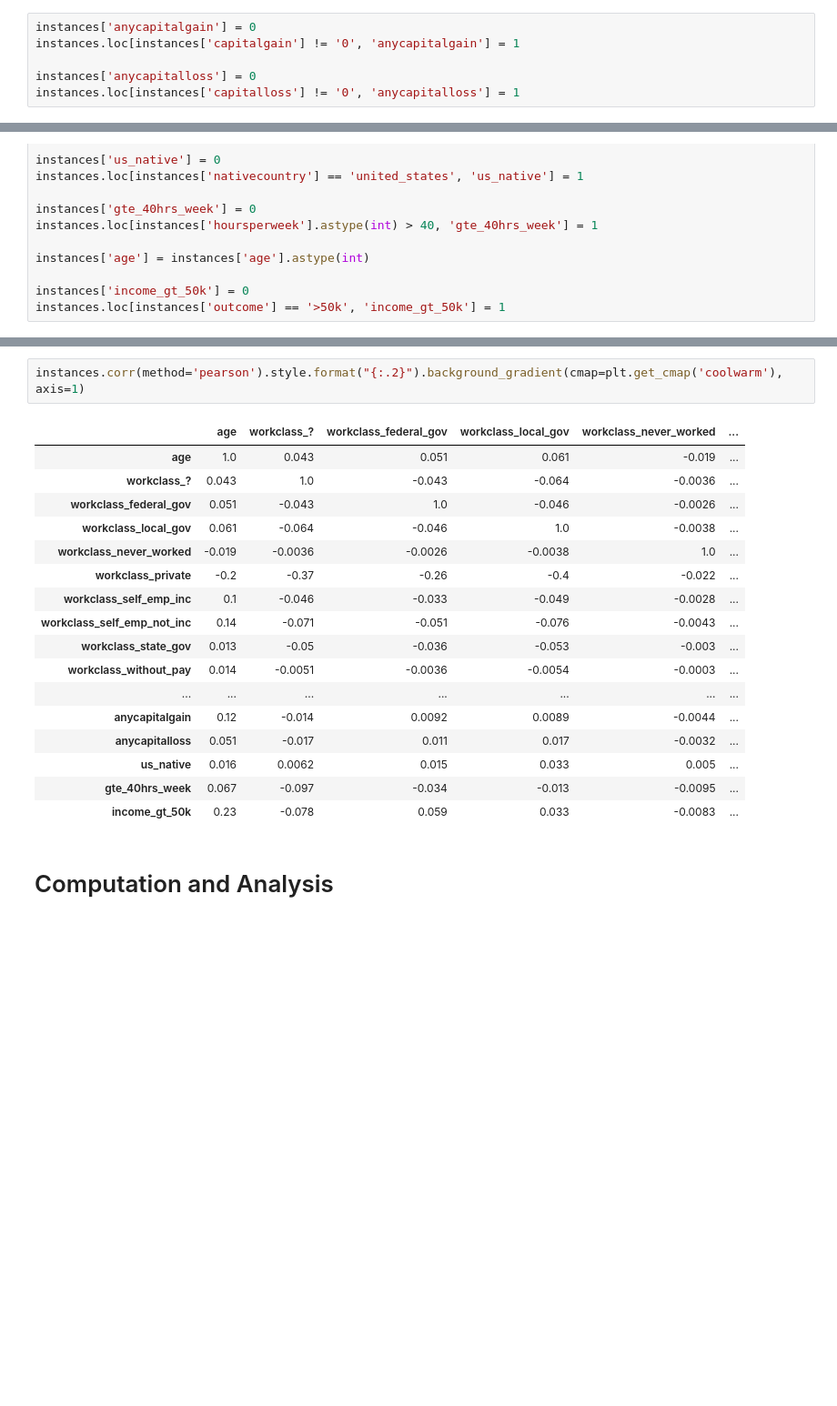
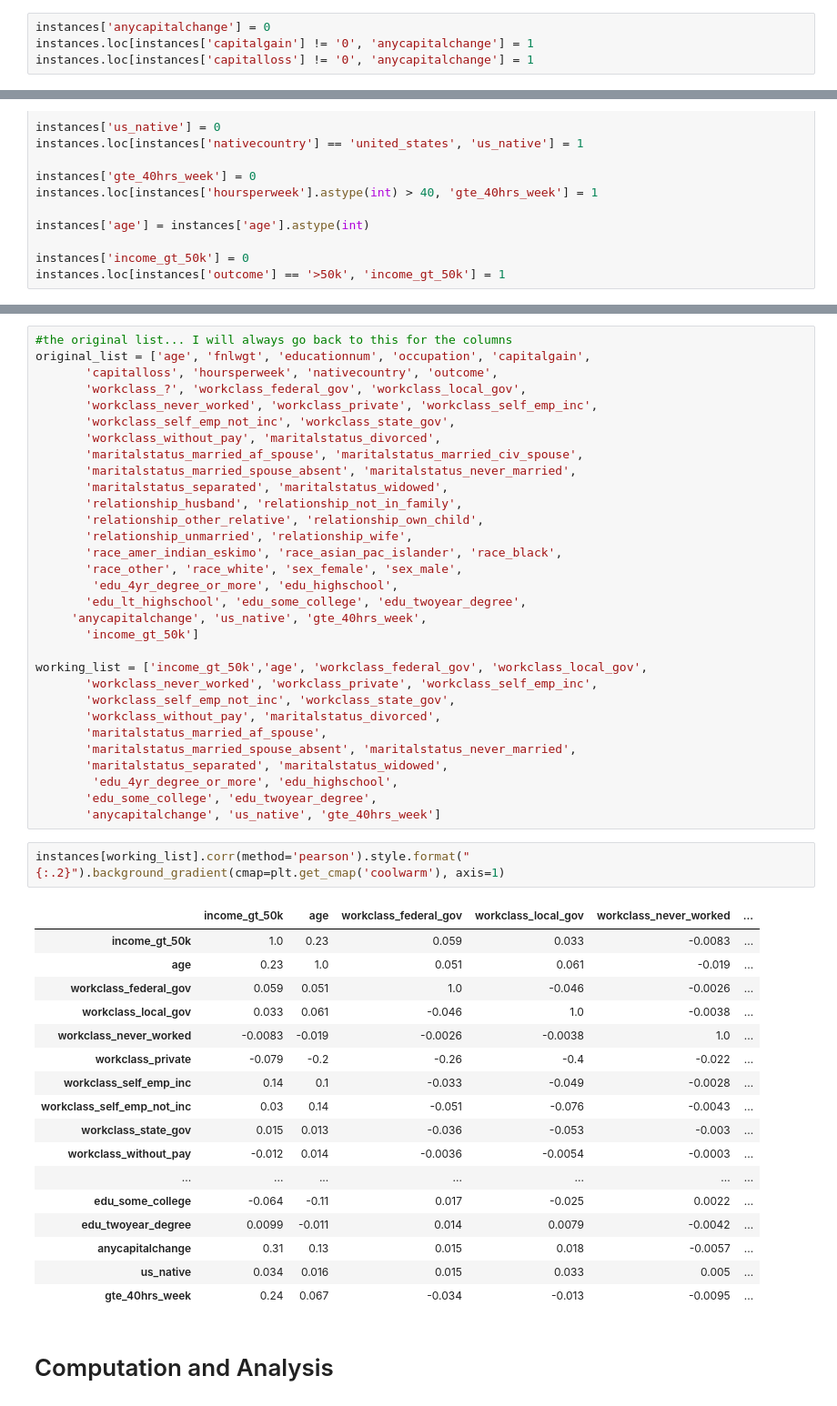
Before and after one commit to thomasoneil/gu_homework1, a Jupyter notebook: Population_Income_Predictions.ipynb, the cells around one changed output, grey strips where cells are left out. Shown at 91% size. Saved outputs shown, nothing was run; the diff lists cells and outputs as text; blank space fills up the shorter version.

```diff
--- a/Population_Income_Predictions.ipynb
+++ b/Population_Income_Predictions.ipynb
@@ -98,6 +98,4 @@ instances.describe(include = 'all')
 # %%
-instances['anycapitalgain'] = 0
-instances.loc[instances['capitalgain'] != '0', 'anycapitalgain'] = 1
-
-instances['anycapitalloss'] = 0
-instances.loc[instances['capitalloss'] != '0', 'anycapitalloss'] = 1
+instances['anycapitalchange'] = 0
+instances.loc[instances['capitalgain'] != '0', 'anycapitalchange'] = 1
+instances.loc[instances['capitalloss'] != '0', 'anycapitalchange'] = 1
@@ -155,22 +153,53 @@ instances
+# %%
+#the original list... I will always go back to this for the columns
+original_list = ['age', 'fnlwgt', 'educationnum', 'occupation', 'capitalgain',
+       'capitalloss', 'hoursperweek', 'nativecountry', 'outcome',
+       'workclass_?', 'workclass_federal_gov', 'workclass_local_gov',
+       'workclass_never_worked', 'workclass_private', 'workclass_self_emp_inc',
+       'workclass_self_emp_not_inc', 'workclass_state_gov',
+       'workclass_without_pay', 'maritalstatus_divorced',
+       'maritalstatus_married_af_spouse', 'maritalstatus_married_civ_spouse',
+       'maritalstatus_married_spouse_absent', 'maritalstatus_never_married',
+       'maritalstatus_separated', 'maritalstatus_widowed',
+       'relationship_husband', 'relationship_not_in_family',
+       'relationship_other_relative', 'relationship_own_child',
+       'relationship_unmarried', 'relationship_wife',
+       'race_amer_indian_eskimo', 'race_asian_pac_islander', 'race_black',
+       'race_other', 'race_white', 'sex_female', 'sex_male',
+        'edu_4yr_degree_or_more', 'edu_highschool',
+       'edu_lt_highschool', 'edu_some_college', 'edu_twoyear_degree',
+     'anycapitalchange', 'us_native', 'gte_40hrs_week',
+       'income_gt_50k']
+
+working_list = ['income_gt_50k','age', 'workclass_federal_gov', 'workclass_local_gov',
+       'workclass_never_worked', 'workclass_private', 'workclass_self_emp_inc',
+       'workclass_self_emp_not_inc', 'workclass_state_gov',
+       'workclass_without_pay', 'maritalstatus_divorced',
+       'maritalstatus_married_af_spouse',
+       'maritalstatus_married_spouse_absent', 'maritalstatus_never_married',
+       'maritalstatus_separated', 'maritalstatus_widowed',
+        'edu_4yr_degree_or_more', 'edu_highschool',
+       'edu_some_college', 'edu_twoyear_degree',
+       'anycapitalchange', 'us_native', 'gte_40hrs_week']
 # %%
-instances.corr(method='pearson').style.format("{:.2}").background_gradient(cmap=plt.get_cmap('coolwarm'), axis=1)
+instances[working_list].corr(method='pearson').style.format("{:.2}").background_gradient(cmap=plt.get_cmap('coolwarm'), axis=1)
 # %% [output]
-|  | age | workclass_? | workclass_federal_gov | workclass_local_gov | workclass_never_worked | ... |
-| age | 1.0 | 0.043 | 0.051 | 0.061 | -0.019 | ... |
-| workclass_? | 0.043 | 1.0 | -0.043 | -0.064 | -0.0036 | ... |
-| workclass_federal_gov | 0.051 | -0.043 | 1.0 | -0.046 | -0.0026 | ... |
-| workclass_local_gov | 0.061 | -0.064 | -0.046 | 1.0 | -0.0038 | ... |
-| workclass_never_worked | -0.019 | -0.0036 | -0.0026 | -0.0038 | 1.0 | ... |
-| workclass_private | -0.2 | -0.37 | -0.26 | -0.4 | -0.022 | ... |
-| workclass_self_emp_inc | 0.1 | -0.046 | -0.033 | -0.049 | -0.0028 | ... |
-| workclass_self_emp_not_inc | 0.14 | -0.071 | -0.051 | -0.076 | -0.0043 | ... |
-| workclass_state_gov | 0.013 | -0.05 | -0.036 | -0.053 | -0.003 | ... |
-| workclass_without_pay | 0.014 | -0.0051 | -0.0036 | -0.0054 | -0.0003 | ... |
+|  | income_gt_50k | age | workclass_federal_gov | workclass_local_gov | workclass_never_worked | ... |
+| income_gt_50k | 1.0 | 0.23 | 0.059 | 0.033 | -0.0083 | ... |
+| age | 0.23 | 1.0 | 0.051 | 0.061 | -0.019 | ... |
+| workclass_federal_gov | 0.059 | 0.051 | 1.0 | -0.046 | -0.0026 | ... |
+| workclass_local_gov | 0.033 | 0.061 | -0.046 | 1.0 | -0.0038 | ... |
+| workclass_never_worked | -0.0083 | -0.019 | -0.0026 | -0.0038 | 1.0 | ... |
+| workclass_private | -0.079 | -0.2 | -0.26 | -0.4 | -0.022 | ... |
+| workclass_self_emp_inc | 0.14 | 0.1 | -0.033 | -0.049 | -0.0028 | ... |
+| workclass_self_emp_not_inc | 0.03 | 0.14 | -0.051 | -0.076 | -0.0043 | ... |
+| workclass_state_gov | 0.015 | 0.013 | -0.036 | -0.053 | -0.003 | ... |
+| workclass_without_pay | -0.012 | 0.014 | -0.0036 | -0.0054 | -0.0003 | ... |
 | ... | ... | ... | ... | ... | ... | ... |
-| anycapitalgain | 0.12 | -0.014 | 0.0092 | 0.0089 | -0.0044 | ... |
-| anycapitalloss | 0.051 | -0.017 | 0.011 | 0.017 | -0.0032 | ... |
-| us_native | 0.016 | 0.0062 | 0.015 | 0.033 | 0.005 | ... |
-| gte_40hrs_week | 0.067 | -0.097 | -0.034 | -0.013 | -0.0095 | ... |
-| income_gt_50k | 0.23 | -0.078 | 0.059 | 0.033 | -0.0083 | ... |
+| edu_some_college | -0.064 | -0.11 | 0.017 | -0.025 | 0.0022 | ... |
+| edu_twoyear_degree | 0.0099 | -0.011 | 0.014 | 0.0079 | -0.0042 | ... |
+| anycapitalchange | 0.31 | 0.13 | 0.015 | 0.018 | -0.0057 | ... |
+| us_native | 0.034 | 0.016 | 0.015 | 0.033 | 0.005 | ... |
+| gte_40hrs_week | 0.24 | 0.067 | -0.034 | -0.013 | -0.0095 | ... |
 # %% [markdown]
 # Computation and Analysis
```
Also changed, not shown: parts of 37 cells of this notebook.
